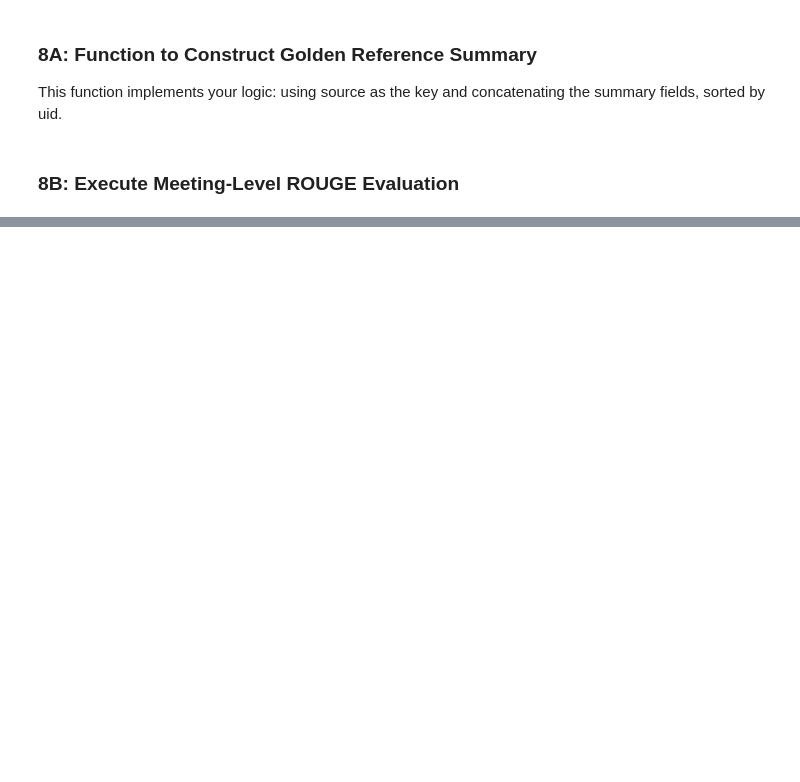
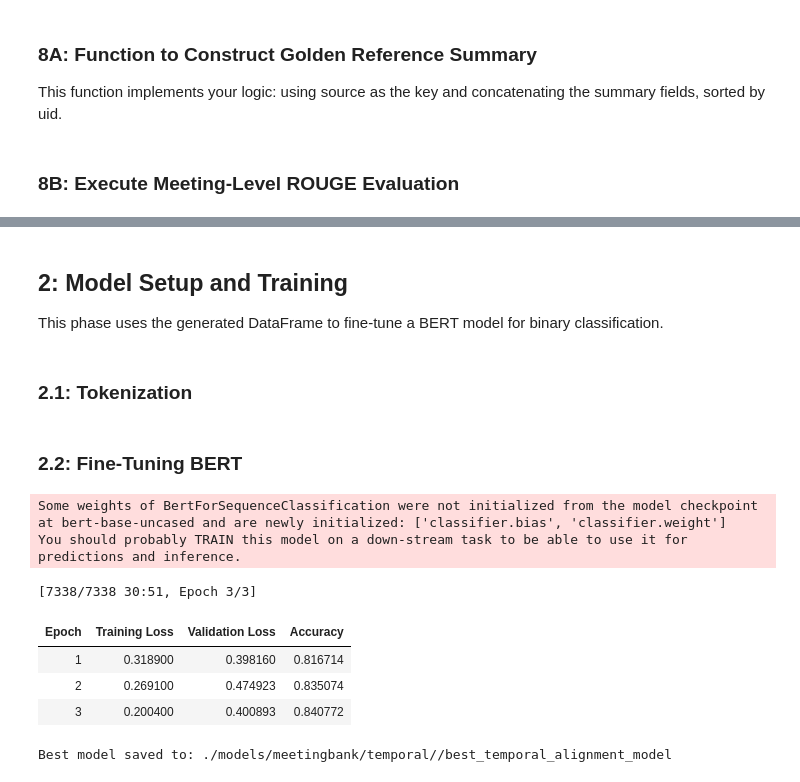
Before and after one commit to shigenogoro/YouTube-Video-Summarization, a Jupyter notebook: notebooks/phase1_meetingBank/01_MeetingBank.ipynb, the cells around one changed output, grey strips where cells are left out. Saved outputs shown, nothing was run; the diff lists cells and outputs as text; code cells hidden in the pictures; blank space fills up the shorter version.

Commit message:
MeetingBank Temporal Alignment

```diff
--- a/notebooks/phase1_meetingBank/01_BART_Baseline.ipynb
+++ b/notebooks/phase1_meetingBank/01_MeetingBank.ipynb
@@ -585,0 +654,5 @@ Successfully saved Fine-Tuned BART ROUGE scores to: ./data/meetingbank/fine_tune
+# %%
+from datasets import load_dataset
+
+# Load Meeting Bank data set with train, validation, and test splits
+meeting_bank = load_dataset("huuuyeah/meetingbank")
@@ -585,0 +740,5 @@ Successfully saved Fine-Tuned BART ROUGE scores to: ./data/meetingbank/fine_tune
+# %% [markdown]
+## 2: Model Setup and Training
+This phase uses the generated DataFrame to fine-tune a BERT model for binary classification.
+# %% [markdown]
+### 2.1: Tokenization
@@ -585,0 +774,70 @@ Successfully saved Fine-Tuned BART ROUGE scores to: ./data/meetingbank/fine_tune
+# %% [markdown]
+### 2.2: Fine-Tuning BERT
+# %%
+from transformers import AutoModelForSequenceClassification, TrainingArguments, Trainer
+import evaluate
+import numpy as np
+
+# 1. Define the metric function
+# Temporal Alignment is a Binary Classification task, so we use accuracy/F1.
+def compute_metrics(p):
+    """Computes the evaluation metric (e.g., Accuracy)"""
+    metric = evaluate.load("accuracy") # Changed from load_metric("accuracy")
+
+    # Get the predicted labels (index of the highest logit)
+    predictions = np.argmax(p.predictions, axis=1)
+
+    return metric.compute(predictions=predictions, references=p.label_ids)
+
+
+# 2. Define Training Arguments for Checkpoint Saving
+# Assuming your output_dir is defined
+output_directory = "./models/meetingbank/temporal/"
+
+# Instantiate the model here, using MODEL_NAME
+alignment_model_instance = AutoModelForSequenceClassification.from_pretrained(MODEL_NAME, num_labels=2) # Using MODEL_NAME instead of undefined alignment_model
+
+training_args = TrainingArguments(
+    output_dir=output_directory,
+    num_train_epochs=3,
+    per_device_train_batch_size=16,
+    per_device_eval_batch_size=64,
+    warmup_steps=500,
+    weight_decay=0.01,
+    logging_dir='./alignment_logs',
+
+    # --- CRITICAL CONFIGURATION FOR SAVING BEST MODEL ---
+    eval_strategy="epoch",  # Evaluate and save at the end of every epoch
+    save_strategy="epoch",        # Save checkpoint at the end of every epoch
+    load_best_model_at_end=True,  # Load the model with the best metric after training finishes
+    metric_for_best_model="accuracy", # Specify the metric to monitor for "best"
+    save_total_limit=2,
+    report_to=[] # Explicitly disable all reporting services, including wandb
+)
+
+# 3. Initialize Trainer with compute_metrics
+trainer = Trainer(
+    model=alignment_model_instance, # Use the instantiated model
+    args=training_args,
+    train_dataset=tokenized_train_dataset,
+    eval_dataset=tokenized_test_dataset,
+    tokenizer=alignment_tokenizer,
+    compute_metrics=compute_metrics # Pass the metric function here
+)
+
+# 4. Start Training and Load Best Checkpoint
+trainer.train()
+
+# After training, the model in 'trainer.model' is the best checkpoint!
+# 5. Save the final BEST model to a specific subdirectory
+trainer.save_model(f"{output_directory}/best_temporal_alignment_model")
+print(f"Best model saved to: {output_directory}/best_temporal_alignment_model")
+# %% [output]
+Some weights of BertForSequenceClassification were not initialized from the model checkpoint at bert-base-uncased and are newly initialized: ['classifier.bias', 'classifier.weight']
+You should probably TRAIN this model on a down-stream task to be able to use it for predictions and inference.
+[7338/7338 30:51, Epoch 3/3]
+| Epoch | Training Loss | Validation Loss | Accuracy |
+| 1 | 0.318900 | 0.398160 | 0.816714 |
+| 2 | 0.269100 | 0.474923 | 0.835074 |
+| 3 | 0.200400 | 0.400893 | 0.840772 |
+Best model saved to: ./models/meetingbank/temporal//best_temporal_alignment_model
```
Also changed, not shown: parts of 33 cells of this notebook.
